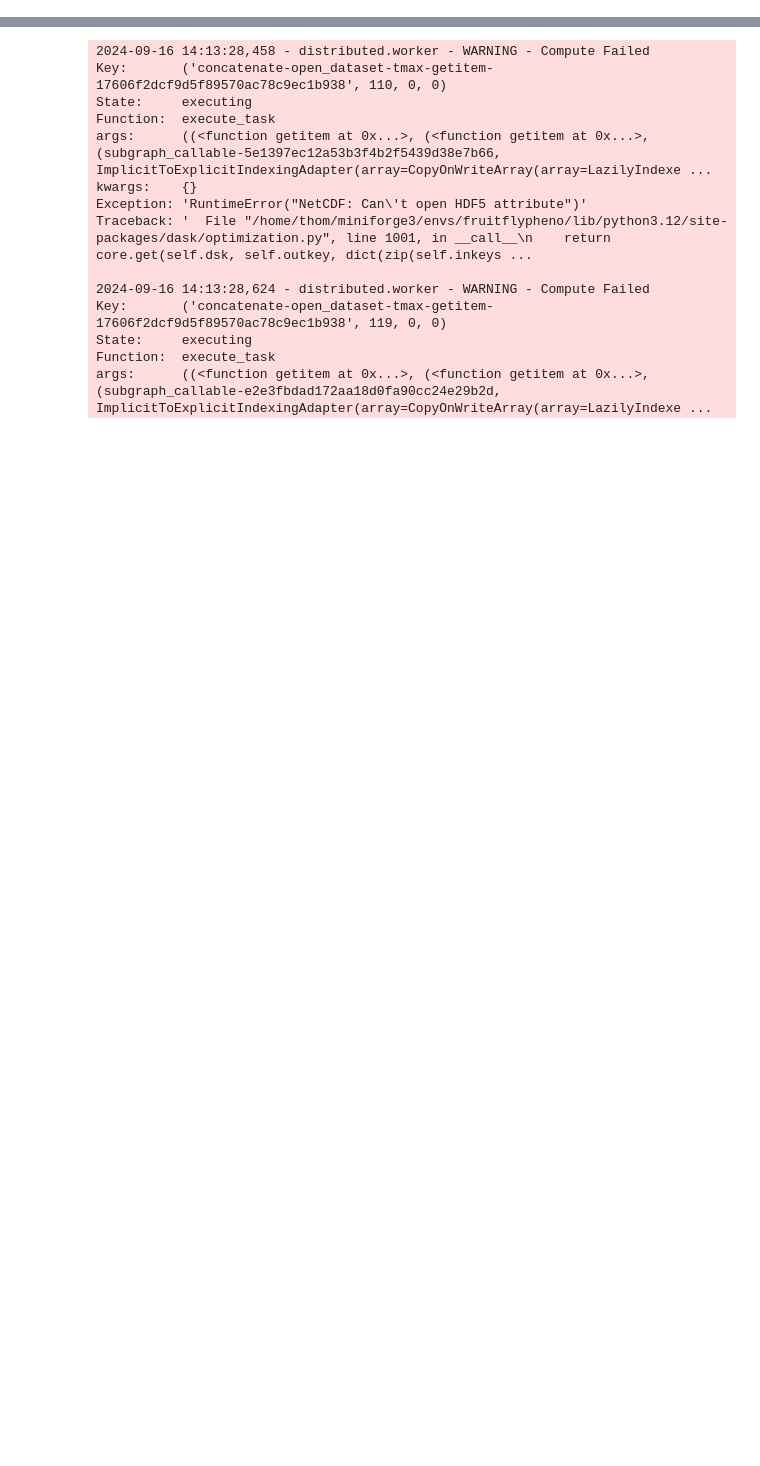
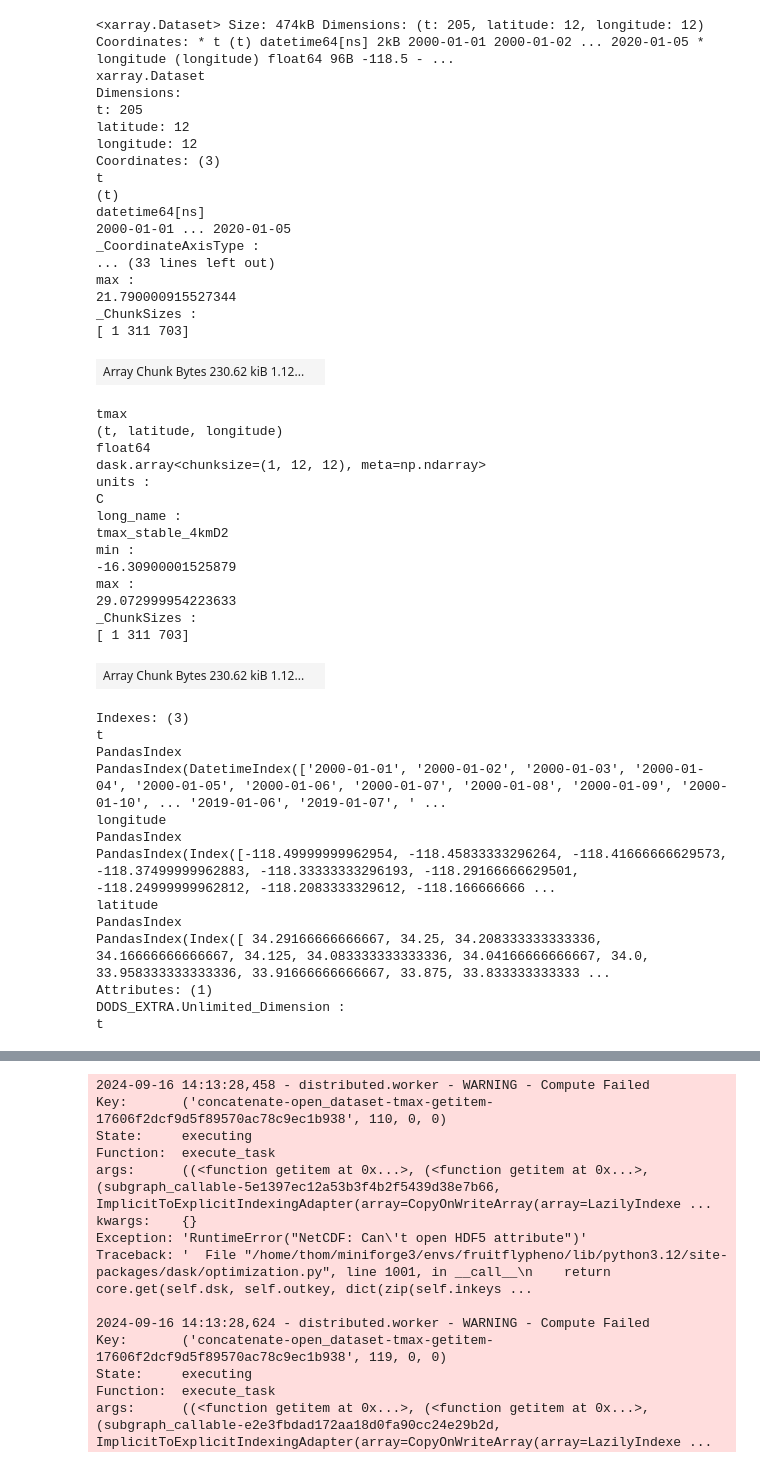
Before and after one commit to ThomWorm/FruitFlyPheno, a Jupyter notebook: test.ipynb, the cells around one changed output, grey strips where cells are left out. Saved outputs shown, nothing was run; the diff lists cells and outputs as text; code cells hidden in the pictures; blank space fills up the shorter version.

```diff
--- a/test.ipynb
+++ b/test.ipynb
@@ -177,0 +220,31 @@ Time taken for la_window_modified.compute(): 8.540539979934692 seconds
+# %%
+import xarray as xr
+
+
+def get_sample_indicies( lat, lon, window):
+    #gets sample indicies for a file from jan 1 2001 - could be changed? probably not
+
+    master_file = xr.open_dataset(data_path + "PRISM/2001/PRISM_combo_20010101.nc")
+    lat_min, lat_max = lat - window, lat + window
+    lon_min, lon_max = lon - window, lon + window
+    lat_indices = (master_file.latitude >= lat_min) & (master_file.latitude <= lat_max)
+    lon_indices = (master_file.longitude >= lon_min) & (master_file.longitude <= lon_max)
+    return lat_indices, lon_indices
+
+
+lat_indices, lon_indices = get_sample_indicies(34.05, -118.25, 0.25)
+
+# Step 2: Use the indices to read only the required data from other files
+def subset_by_indices(ds, lat_indices, lon_indices):
+    """Subset the dataset using pre-calculated indices."""
+    return ds.isel(latitude=lat_indices, longitude=lon_indices)
+
+
+# Use the indices when loading multiple files
+prism_year_stack_modified = xr.open_mfdataset(
+    data_path + "PRISM/*/PRISM_combo_*.nc",
+    #chunks={"latitude": 1000, "longitude": 1000},
+    drop_variables=["ppt", "tmean"],
+    #parallel=True,
+    preprocess=lambda ds: subset_by_indices(ds, lat_indices, lon_indices),
+)
@@ -177,0 +322,49 @@ Time taken for la_window_modified.compute(): 8.540539979934692 seconds
+# %%
+prism_year_stack_modified
+# %% [output]
+<xarray.Dataset> Size: 474kB Dimensions: (t: 205, latitude: 12, longitude: 12) Coordinates: * t (t) datetime64[ns] 2kB 2000-01-01 2000-01-02 ... 2020-01-05 * longitude (longitude) float64 96B -118.5 - ...
+xarray.Dataset
+Dimensions:
+t: 205
+latitude: 12
+longitude: 12
+Coordinates: (3)
+t
+(t)
+datetime64[ns]
+2000-01-01 ... 2020-01-05
+_CoordinateAxisType :
+... (33 lines left out)
+max :
+21.790000915527344
+_ChunkSizes :
+[ 1 311 703]
+| Array Chunk Bytes 230.62 kiB 1.12... |  |
+tmax
+(t, latitude, longitude)
+float64
+dask.array<chunksize=(1, 12, 12), meta=np.ndarray>
+units :
+C
+long_name :
+tmax_stable_4kmD2
+min :
+-16.30900001525879
+max :
+29.072999954223633
+_ChunkSizes :
+[ 1 311 703]
+| Array Chunk Bytes 230.62 kiB 1.12... |  |
+Indexes: (3)
+t
+PandasIndex
+PandasIndex(DatetimeIndex(['2000-01-01', '2000-01-02', '2000-01-03', '2000-01-04', '2000-01-05', '2000-01-06', '2000-01-07', '2000-01-08', '2000-01-09', '2000-01-10', ... '2019-01-06', '2019-01-07', ' ...
+longitude
+PandasIndex
+PandasIndex(Index([-118.49999999962954, -118.45833333296264, -118.41666666629573, -118.37499999962883, -118.33333333296193, -118.29166666629501, -118.24999999962812, -118.2083333329612, -118.166666666 ...
+latitude
+PandasIndex
+PandasIndex(Index([ 34.29166666666667, 34.25, 34.208333333333336, 34.16666666666667, 34.125, 34.083333333333336, 34.04166666666667, 34.0, 33.958333333333336, 33.91666666666667, 33.875, 33.833333333333 ...
+Attributes: (1)
+DODS_EXTRA.Unlimited_Dimension :
+t
```
Also changed, not shown: parts of 10 cells of this notebook.
